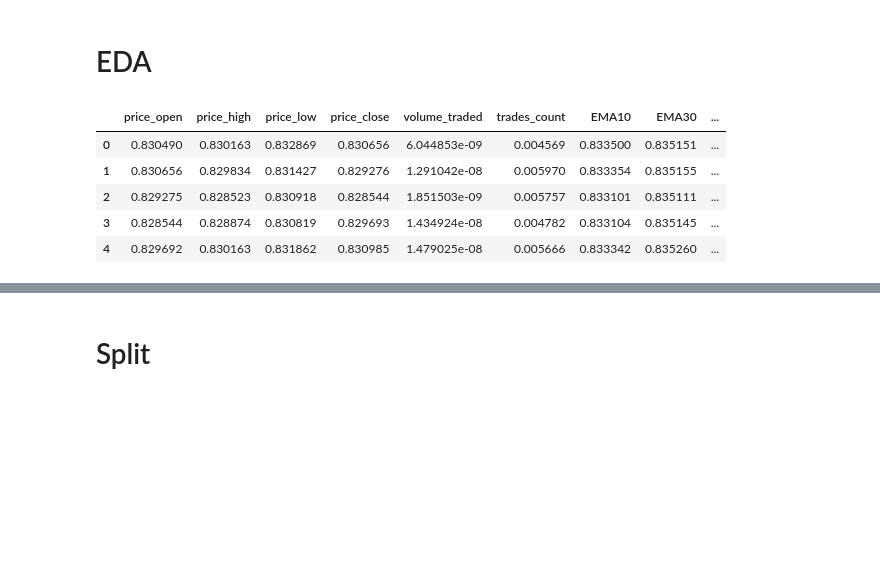
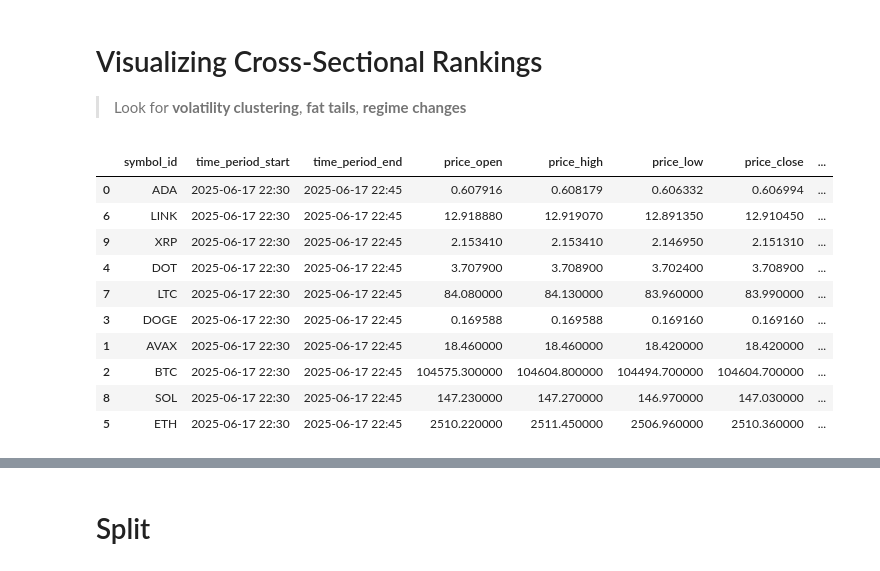
Before and after one commit to nathandelcid/marketdata, a Jupyter notebook: notebooks/2_eda.ipynb, the cells around one changed output, grey strips where cells are left out. Cells and saved outputs as stored; diff of their text form; code cells hidden in the pictures; blank space fills up the shorter version.

```diff
--- a/notebooks/2_eda.ipynb
+++ b/notebooks/2_eda.ipynb
@@ -1,15 +31,18 @@
 # %% [markdown]
-# EDA
+# Visualizing Cross-Sectional Rankings
+> Look for **volatility clustering**, **fat tails**, **regime changes**
-# %%
-import pandas as pd
-from sklearn.model_selection import train_test_split
-
-df = pd.read_parquet("../data/data1.parquet")
-df.head()
-# %% [output]
-|  | price_open | price_high | price_low | price_close | volume_traded | trades_count | EMA10 | EMA30 | ... |
-| 0 | 0.830490 | 0.830163 | 0.832869 | 0.830656 | 6.044853e-09 | 0.004569 | 0.833500 | 0.835151 | ... |
-| 1 | 0.830656 | 0.829834 | 0.831427 | 0.829276 | 1.291042e-08 | 0.005970 | 0.833354 | 0.835155 | ... |
-| 2 | 0.829275 | 0.828523 | 0.830918 | 0.828544 | 1.851503e-09 | 0.005757 | 0.833101 | 0.835111 | ... |
-| 3 | 0.828544 | 0.828874 | 0.830819 | 0.829693 | 1.434924e-08 | 0.004782 | 0.833104 | 0.835145 | ... |
-| 4 | 0.829692 | 0.830163 | 0.831862 | 0.830985 | 1.479025e-08 | 0.005666 | 0.833342 | 0.835260 | ... |
+# %%
+df["rank"] = df.groupby("time_period_start")["future_return"].rank(ascending=False)
+df.head(10).sort_values(by="rank", ascending=True)
+# %% [output]
+|  | symbol_id | time_period_start | time_period_end | price_open | price_high | price_low | price_close | ... |
+| 0 | ADA | 2025-06-17 22:30 | 2025-06-17 22:45 | 0.607916 | 0.608179 | 0.606332 | 0.606994 | ... |
+| 6 | LINK | 2025-06-17 22:30 | 2025-06-17 22:45 | 12.918880 | 12.919070 | 12.891350 | 12.910450 | ... |
+| 9 | XRP | 2025-06-17 22:30 | 2025-06-17 22:45 | 2.153410 | 2.153410 | 2.146950 | 2.151310 | ... |
+| 4 | DOT | 2025-06-17 22:30 | 2025-06-17 22:45 | 3.707900 | 3.708900 | 3.702400 | 3.708900 | ... |
+| 7 | LTC | 2025-06-17 22:30 | 2025-06-17 22:45 | 84.080000 | 84.130000 | 83.960000 | 83.990000 | ... |
+| 3 | DOGE | 2025-06-17 22:30 | 2025-06-17 22:45 | 0.169588 | 0.169588 | 0.169160 | 0.169160 | ... |
+| 1 | AVAX | 2025-06-17 22:30 | 2025-06-17 22:45 | 18.460000 | 18.460000 | 18.420000 | 18.420000 | ... |
+| 2 | BTC | 2025-06-17 22:30 | 2025-06-17 22:45 | 104575.300000 | 104604.800000 | 104494.700000 | 104604.700000 | ... |
+| 8 | SOL | 2025-06-17 22:30 | 2025-06-17 22:45 | 147.230000 | 147.270000 | 146.970000 | 147.030000 | ... |
+| 5 | ETH | 2025-06-17 22:30 | 2025-06-17 22:45 | 2510.220000 | 2511.450000 | 2506.960000 | 2510.360000 | ... |
```
Also changed, not shown: parts of 19 cells of this notebook, 3 other files.
